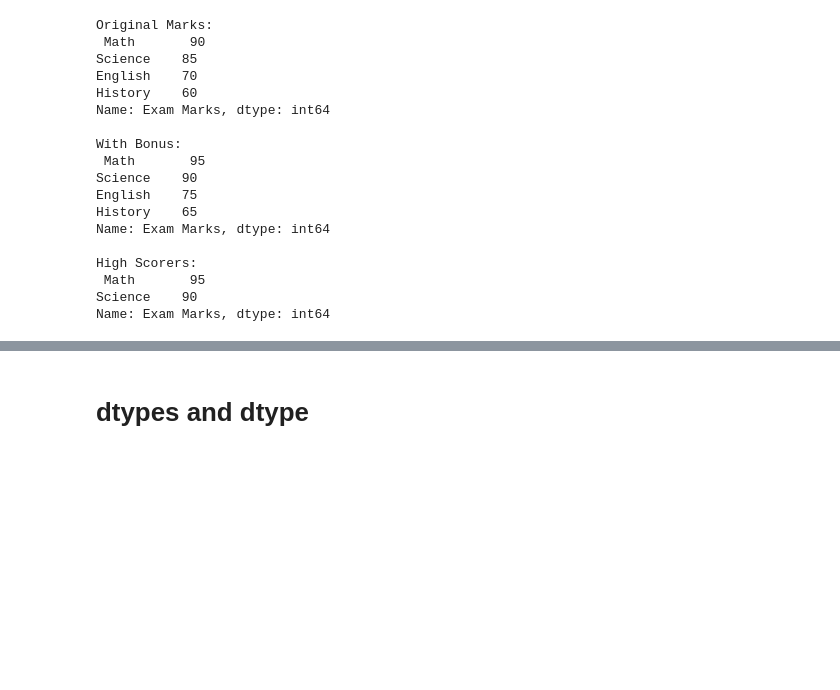
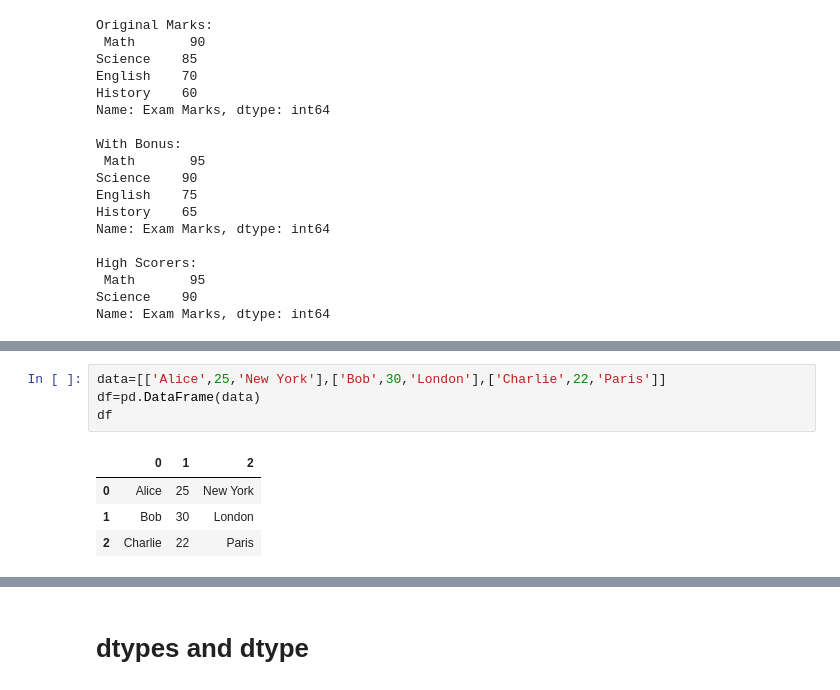
Before and after one commit to Masireddyvamshi/Exploratory_Data_Analysis, a Jupyter notebook: PandasYT.ipynb, the cells around one changed output, grey strips where cells are left out. Cells and saved outputs as stored; diff of their text form; blank space fills up the shorter version.

```diff
--- a/PandasYT.ipynb
+++ b/PandasYT.ipynb
@@ -164,0 +180,9 @@ Name: Exam Marks, dtype: int64
+# %%
+data=[['Alice',25,'New York'],['Bob',30,'London'],['Charlie',22,'Paris']]
+df=pd.DataFrame(data)
+df
+# %% [output]
+|  | 0 | 1 | 2 |
+| 0 | Alice | 25 | New York |
+| 1 | Bob | 30 | London |
+| 2 | Charlie | 22 | Paris |
```
Also changed, not shown: parts of 124 cells of this notebook.
